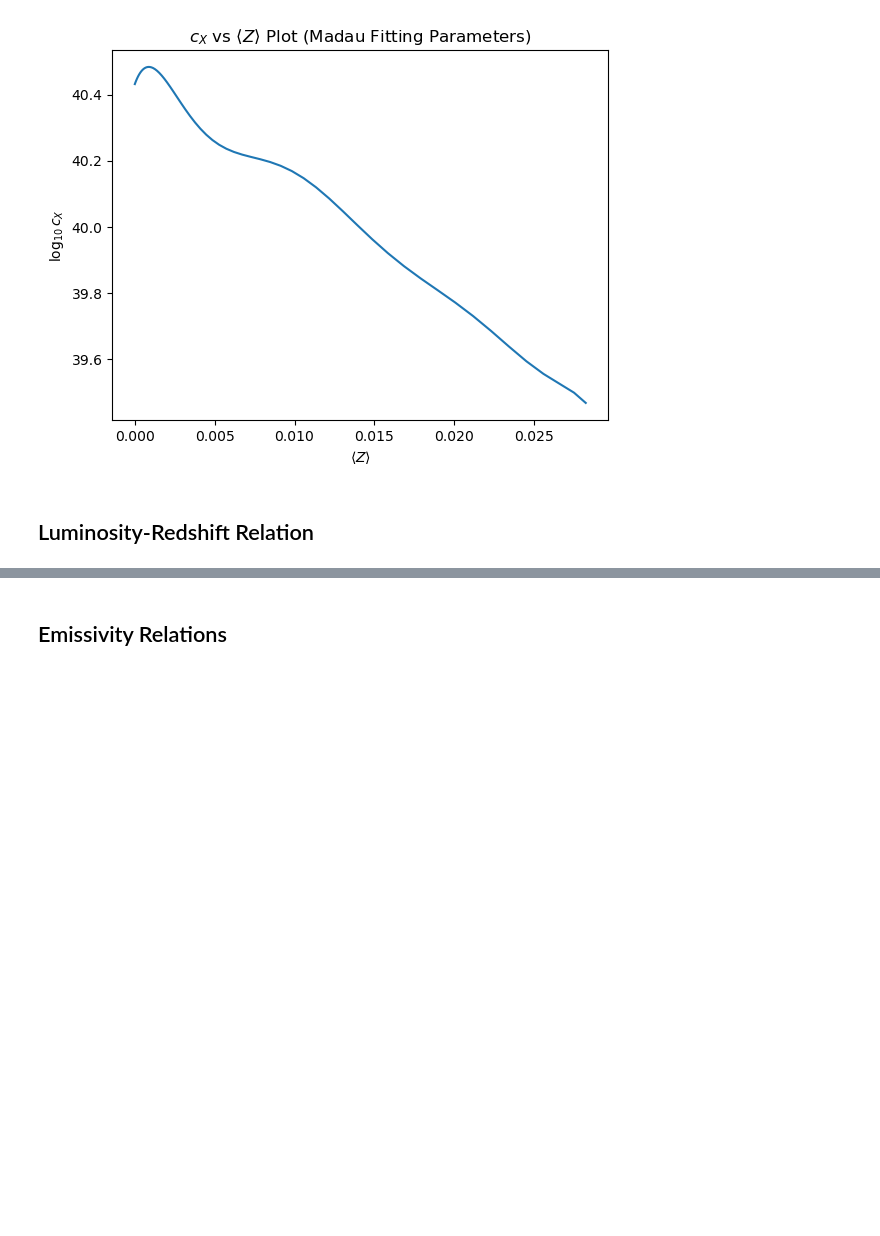
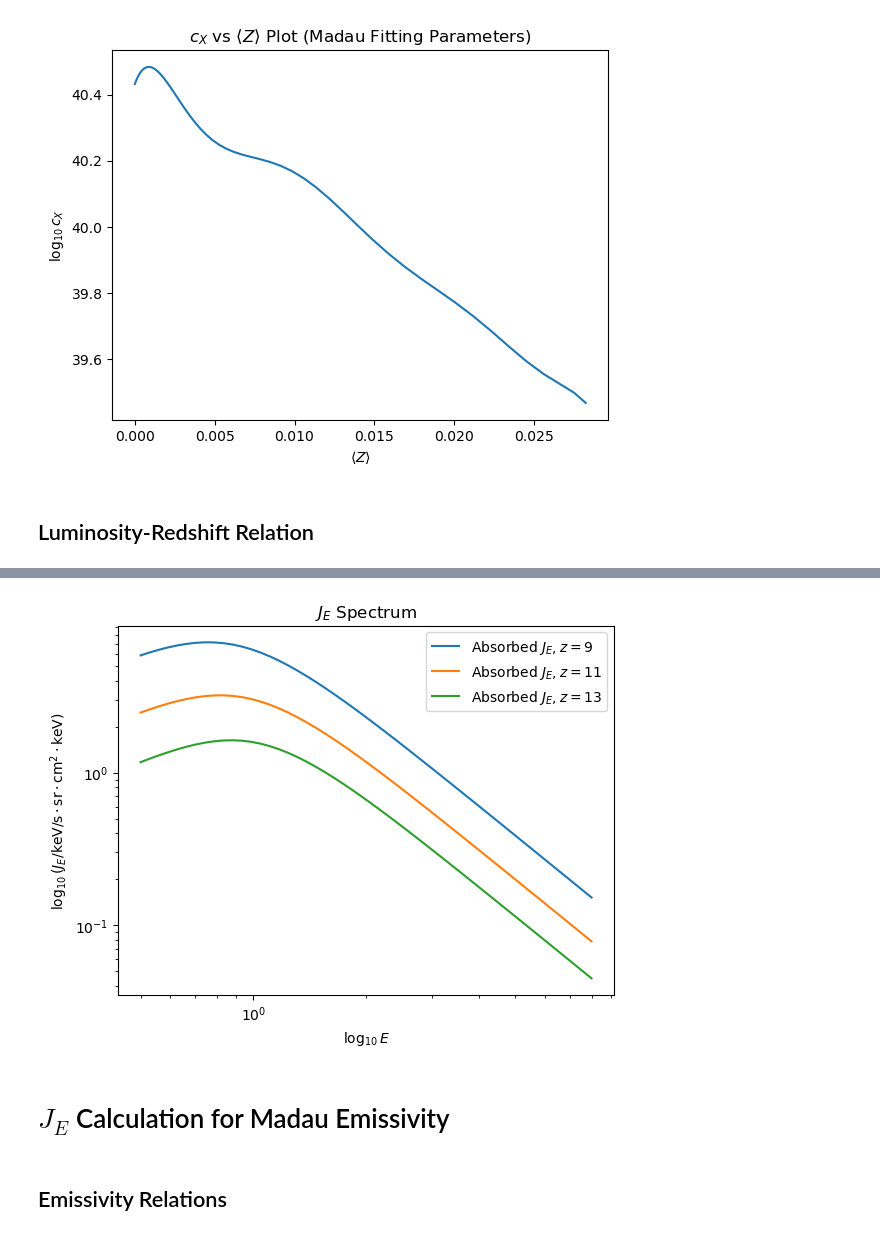
Before and after one commit to ysvaditya05/Galaxy-Formation, a Jupyter notebook: Notebooks/XRay_Heating.ipynb, the cells around one changed output, grey strips where cells are left out. Drawn from its saved outputs; the diff is of its cells as text; code cells hidden in the pictures; blank space fills up the shorter version.

```diff
--- a/Notebooks/XRay_Heating.ipynb
+++ b/Notebooks/XRay_Heating.ipynb
@@ -446,3 +677,39 @@ Text(0.5, 1.0, 'Luminosity vs Redshift Relation (Madau)')
+# %%
+#Converting to units of Madau paper (keV/s/cm^2/sr/keV)
+
+J_new_test_vals_1_New = J_new_test_vals1 * Erg_to_keV / (Mpc_to_cm) ** 2
+J_new_test_vals_2_New = J_new_test_vals2 * Erg_to_keV / (Mpc_to_cm) ** 2
+J_new_test_vals_3_New = J_new_test_vals3 * Erg_to_keV / (Mpc_to_cm) ** 2
+# %%
+plt.loglog(E_range, J_new_test_vals_1_New, label = r'Absorbed $J_E, z=9$')
+#
+plt.loglog(E_range, J_new_test_vals_2_New, label = r'Absorbed $J_E, z=11$')
+plt.loglog(E_range, J_new_test_vals_3_New, label = r'Absorbed $J_E, z=13$')
+plt.xlabel(r'$\log_{10}{E}$')
+plt.ylabel(r'$\log_{10}{(J_E/\text{keV/s}\cdot\text{sr}\cdot\text{cm}^2\cdot\text{keV})}$')
+plt.title(r'$J_E$ Spectrum')
+plt.legend()
+
+"""
+
+save_dir = "/mnt/windows/Linux_Wind_Shared/GalaxyFormation_FullProject/Figures/XRay_Heating"
+
+# Create folder if it doesn't exist
+os.makedirs(save_dir, exist_ok=True)
+
+# Full path to output file
+save_path = os.path.join(save_dir, "JE_new_keV_cm2.png")
+
+# Save figure
+plt.savefig(save_path, dpi=300, bbox_inches="tight")
+
+"""
+
+plt.show()
+# %% [output]
+[figure, added]
+# %% [markdown]
+# $J_E$ Calculation for Madau Emissivity
 # %% [markdown]
 ## Emissivity Relations
 # %%
```
Also changed, not shown: parts of 13 cells of this notebook, 5 other files.
